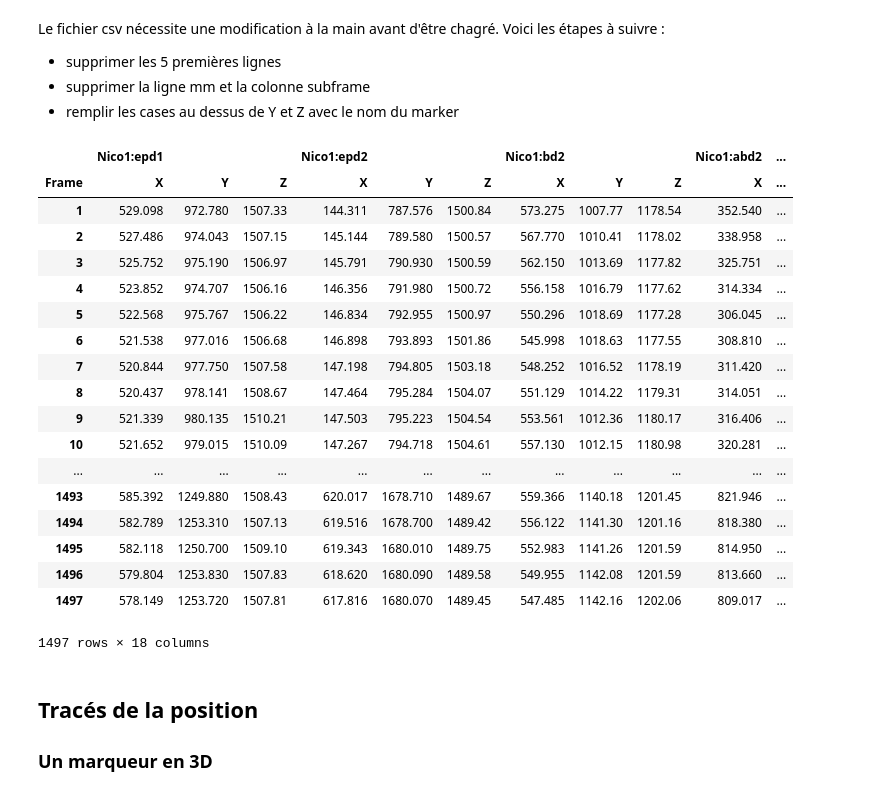
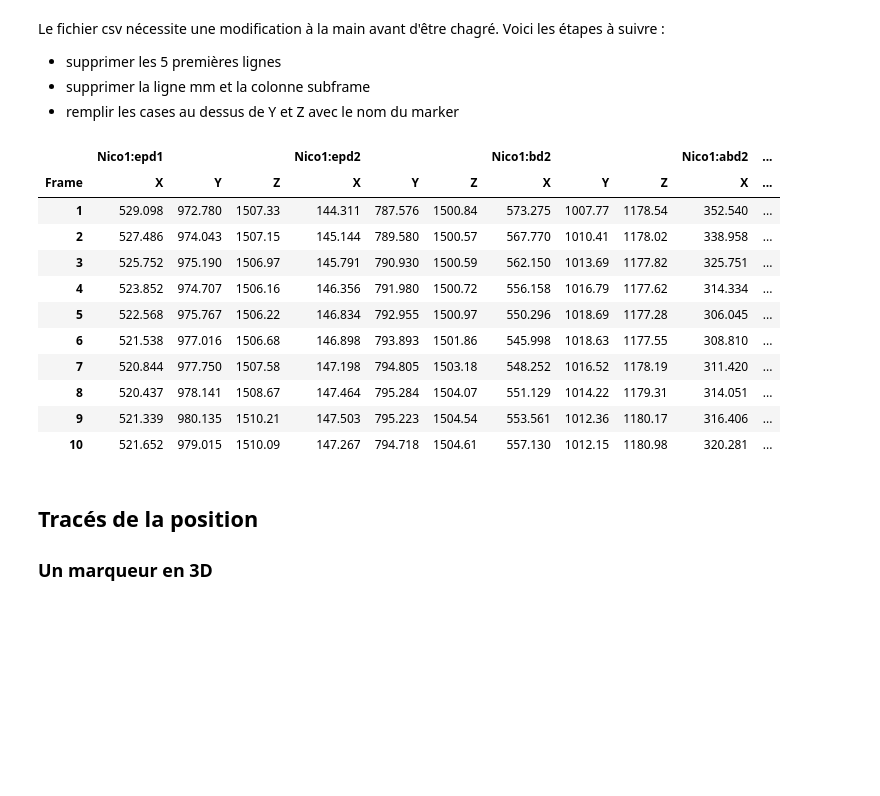
Before and after one commit to AmigoCap/MultiAcqui, a Jupyter notebook: 211019_NicoGabin_carre/01-Comparaison_Mocap_OpenPose_Square.ipynb, the cells around one changed output. Saved outputs shown, nothing was run; the diff lists cells and outputs as text; code cells hidden in the pictures; blank space fills up the shorter version.

```diff
--- a/211019_NicoGabin_carre/01-Comparaison_Mocap_OpenPose_Square.ipynb
+++ b/211019_NicoGabin_carre/01-Comparaison_Mocap_OpenPose_Square.ipynb
@@ -43,27 +43,20 @@ Le fichier csv nécessite une modification à la main avant d'être chagré. Voi
 import pandas as pd
 mocap_data = pd.read_csv("211019_NicoGabin_MoCapCarre-Copie.csv", sep=',', index_col=[0], header=[0,1])
 # %%
-mocap_data
+mocap_data.head(10)
 # %% [output]
 |  | Nico1:epd1 |  |  | Nico1:epd2 |  |  | Nico1:bd2 |  |  | Nico1:abd2 | ... |
 | Frame | X | Y | Z | X | Y | Z | X | Y | Z | X | ... |
 | 1 | 529.098 | 972.780 | 1507.33 | 144.311 | 787.576 | 1500.84 | 573.275 | 1007.77 | 1178.54 | 352.540 | ... |
 | 2 | 527.486 | 974.043 | 1507.15 | 145.144 | 789.580 | 1500.57 | 567.770 | 1010.41 | 1178.02 | 338.958 | ... |
 | 3 | 525.752 | 975.190 | 1506.97 | 145.791 | 790.930 | 1500.59 | 562.150 | 1013.69 | 1177.82 | 325.751 | ... |
 | 4 | 523.852 | 974.707 | 1506.16 | 146.356 | 791.980 | 1500.72 | 556.158 | 1016.79 | 1177.62 | 314.334 | ... |
 | 5 | 522.568 | 975.767 | 1506.22 | 146.834 | 792.955 | 1500.97 | 550.296 | 1018.69 | 1177.28 | 306.045 | ... |
 | 6 | 521.538 | 977.016 | 1506.68 | 146.898 | 793.893 | 1501.86 | 545.998 | 1018.63 | 1177.55 | 308.810 | ... |
 | 7 | 520.844 | 977.750 | 1507.58 | 147.198 | 794.805 | 1503.18 | 548.252 | 1016.52 | 1178.19 | 311.420 | ... |
 | 8 | 520.437 | 978.141 | 1508.67 | 147.464 | 795.284 | 1504.07 | 551.129 | 1014.22 | 1179.31 | 314.051 | ... |
 | 9 | 521.339 | 980.135 | 1510.21 | 147.503 | 795.223 | 1504.54 | 553.561 | 1012.36 | 1180.17 | 316.406 | ... |
 | 10 | 521.652 | 979.015 | 1510.09 | 147.267 | 794.718 | 1504.61 | 557.130 | 1012.15 | 1180.98 | 320.281 | ... |
-| ... | ... | ... | ... | ... | ... | ... | ... | ... | ... | ... | ... |
-| 1493 | 585.392 | 1249.880 | 1508.43 | 620.017 | 1678.710 | 1489.67 | 559.366 | 1140.18 | 1201.45 | 821.946 | ... |
-| 1494 | 582.789 | 1253.310 | 1507.13 | 619.516 | 1678.700 | 1489.42 | 556.122 | 1141.30 | 1201.16 | 818.380 | ... |
-| 1495 | 582.118 | 1250.700 | 1509.10 | 619.343 | 1680.010 | 1489.75 | 552.983 | 1141.26 | 1201.59 | 814.950 | ... |
-| 1496 | 579.804 | 1253.830 | 1507.83 | 618.620 | 1680.090 | 1489.58 | 549.955 | 1142.08 | 1201.59 | 813.660 | ... |
-| 1497 | 578.149 | 1253.720 | 1507.81 | 617.816 | 1680.070 | 1489.45 | 547.485 | 1142.16 | 1202.06 | 809.017 | ... |
-1497 rows × 18 columns
 # %% [markdown]
 ## Tracés de la position
 ### Un marqueur en 3D
```
Also changed, not shown: parts of 11 cells of this notebook.
